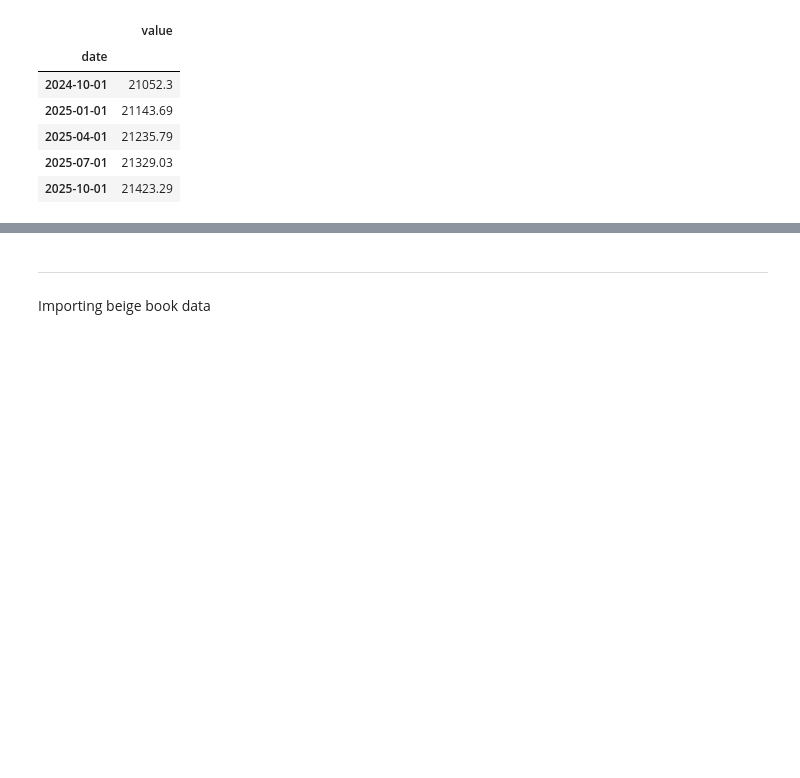
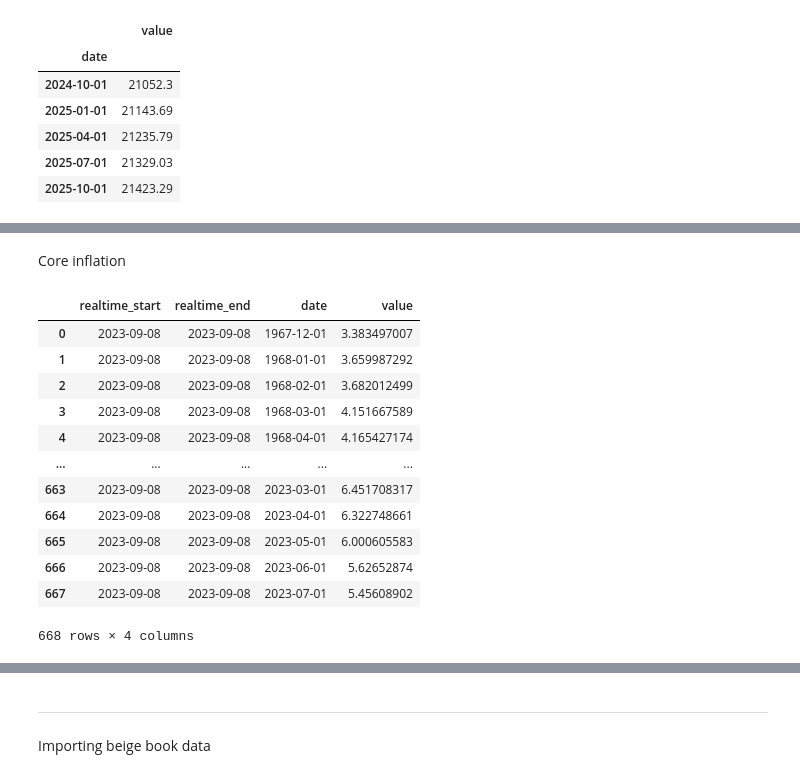
Before and after one commit to DanielGroneberg/Federal-Reserve-Interest-Rates-Forecast, a Jupyter notebook: code/01-Data-Collection.ipynb, the cells around one changed output, grey strips where cells are left out. Drawn from its saved outputs; the diff is of its cells as text; code cells hidden in the pictures; blank space fills up the shorter version.

```diff
--- a/code/01-Data-Collection.ipynb
+++ b/code/01-Data-Collection.ipynb
@@ -223,0 +261,20 @@ gdppot_subset.tail()
+# %% [markdown]
+Core inflation
+# %%
+#https://fred.stlouisfed.org/series/CORESTICKM159SFRBATL
+test = fred.get_series_df('CORESTICKM159SFRBATL')
+test
+# %% [output]
+|  | realtime_start | realtime_end | date | value |
+| 0 | 2023-09-08 | 2023-09-08 | 1967-12-01 | 3.383497007 |
+| 1 | 2023-09-08 | 2023-09-08 | 1968-01-01 | 3.659987292 |
+| 2 | 2023-09-08 | 2023-09-08 | 1968-02-01 | 3.682012499 |
+| 3 | 2023-09-08 | 2023-09-08 | 1968-03-01 | 4.151667589 |
+| 4 | 2023-09-08 | 2023-09-08 | 1968-04-01 | 4.165427174 |
+| ... | ... | ... | ... | ... |
+| 663 | 2023-09-08 | 2023-09-08 | 2023-03-01 | 6.451708317 |
+| 664 | 2023-09-08 | 2023-09-08 | 2023-04-01 | 6.322748661 |
+| 665 | 2023-09-08 | 2023-09-08 | 2023-05-01 | 6.000605583 |
+| 666 | 2023-09-08 | 2023-09-08 | 2023-06-01 | 5.62652874 |
+| 667 | 2023-09-08 | 2023-09-08 | 2023-07-01 | 5.45608902 |
+668 rows × 4 columns
```
Also changed, not shown: parts of 25 cells of this notebook.
